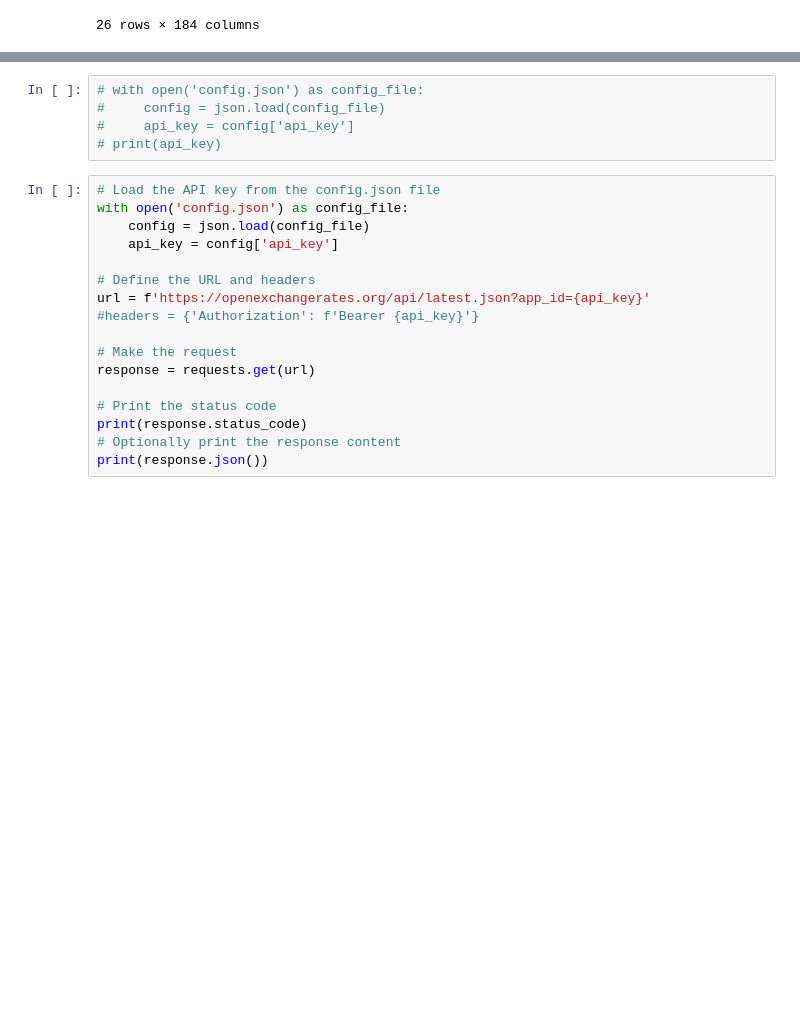
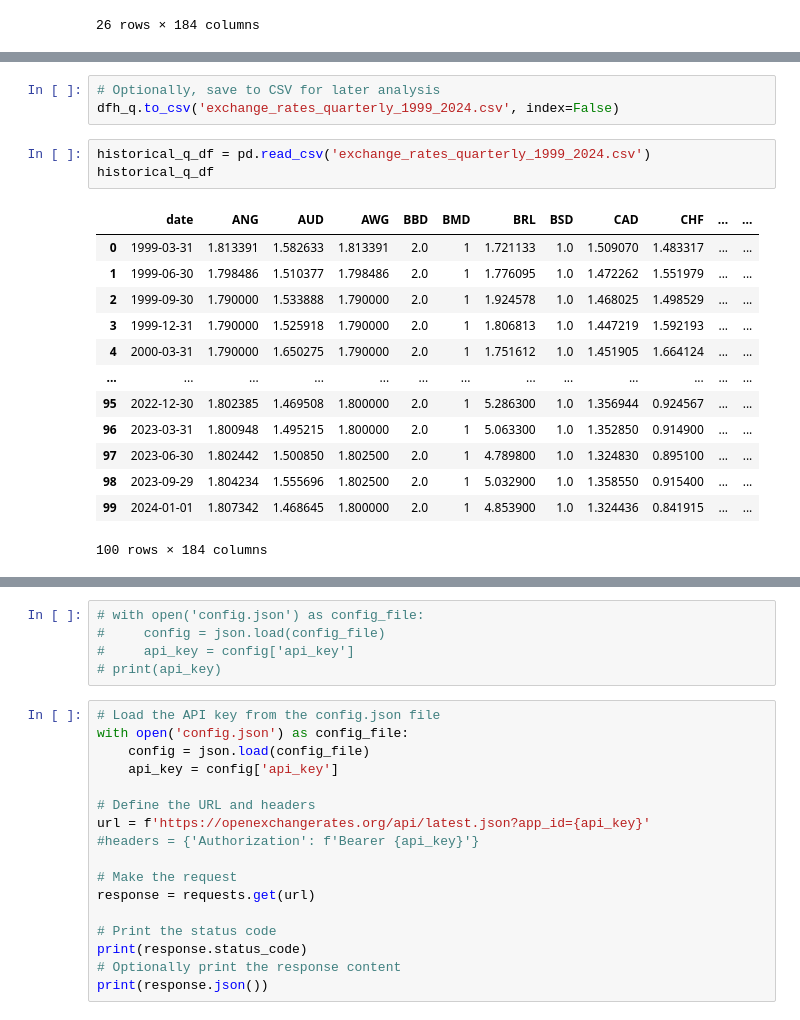
Before and after one commit to salu218/Api_test, a Jupyter notebook: Exchange_rate.ipynb, the cells around one changed output, grey strips where cells are left out. Cells and saved outputs as stored; diff of their text form; blank space fills up the shorter version.

Commit message:
quarterly api calls

```diff
--- a/Exchange_rate.ipynb
+++ b/Exchange_rate.ipynb
@@ -137,0 +219,20 @@ historical_df
+# %%
+# Optionally, save to CSV for later analysis
+dfh_q.to_csv('exchange_rates_quarterly_1999_2024.csv', index=False)
+# %%
+historical_q_df = pd.read_csv('exchange_rates_quarterly_1999_2024.csv')
+historical_q_df
+# %% [output]
+|  | date | ANG | AUD | AWG | BBD | BMD | BRL | BSD | CAD | CHF | ... | ... |
+| 0 | 1999-03-31 | 1.813391 | 1.582633 | 1.813391 | 2.0 | 1 | 1.721133 | 1.0 | 1.509070 | 1.483317 | ... | ... |
+| 1 | 1999-06-30 | 1.798486 | 1.510377 | 1.798486 | 2.0 | 1 | 1.776095 | 1.0 | 1.472262 | 1.551979 | ... | ... |
+| 2 | 1999-09-30 | 1.790000 | 1.533888 | 1.790000 | 2.0 | 1 | 1.924578 | 1.0 | 1.468025 | 1.498529 | ... | ... |
+| 3 | 1999-12-31 | 1.790000 | 1.525918 | 1.790000 | 2.0 | 1 | 1.806813 | 1.0 | 1.447219 | 1.592193 | ... | ... |
+| 4 | 2000-03-31 | 1.790000 | 1.650275 | 1.790000 | 2.0 | 1 | 1.751612 | 1.0 | 1.451905 | 1.664124 | ... | ... |
+| ... | ... | ... | ... | ... | ... | ... | ... | ... | ... | ... | ... | ... |
+| 95 | 2022-12-30 | 1.802385 | 1.469508 | 1.800000 | 2.0 | 1 | 5.286300 | 1.0 | 1.356944 | 0.924567 | ... | ... |
+| 96 | 2023-03-31 | 1.800948 | 1.495215 | 1.800000 | 2.0 | 1 | 5.063300 | 1.0 | 1.352850 | 0.914900 | ... | ... |
+| 97 | 2023-06-30 | 1.802442 | 1.500850 | 1.802500 | 2.0 | 1 | 4.789800 | 1.0 | 1.324830 | 0.895100 | ... | ... |
+| 98 | 2023-09-29 | 1.804234 | 1.555696 | 1.802500 | 2.0 | 1 | 5.032900 | 1.0 | 1.358550 | 0.915400 | ... | ... |
+| 99 | 2024-01-01 | 1.807342 | 1.468645 | 1.800000 | 2.0 | 1 | 4.853900 | 1.0 | 1.324436 | 0.841915 | ... | ... |
+100 rows × 184 columns
```
Also changed, not shown: parts of 9 cells of this notebook.
